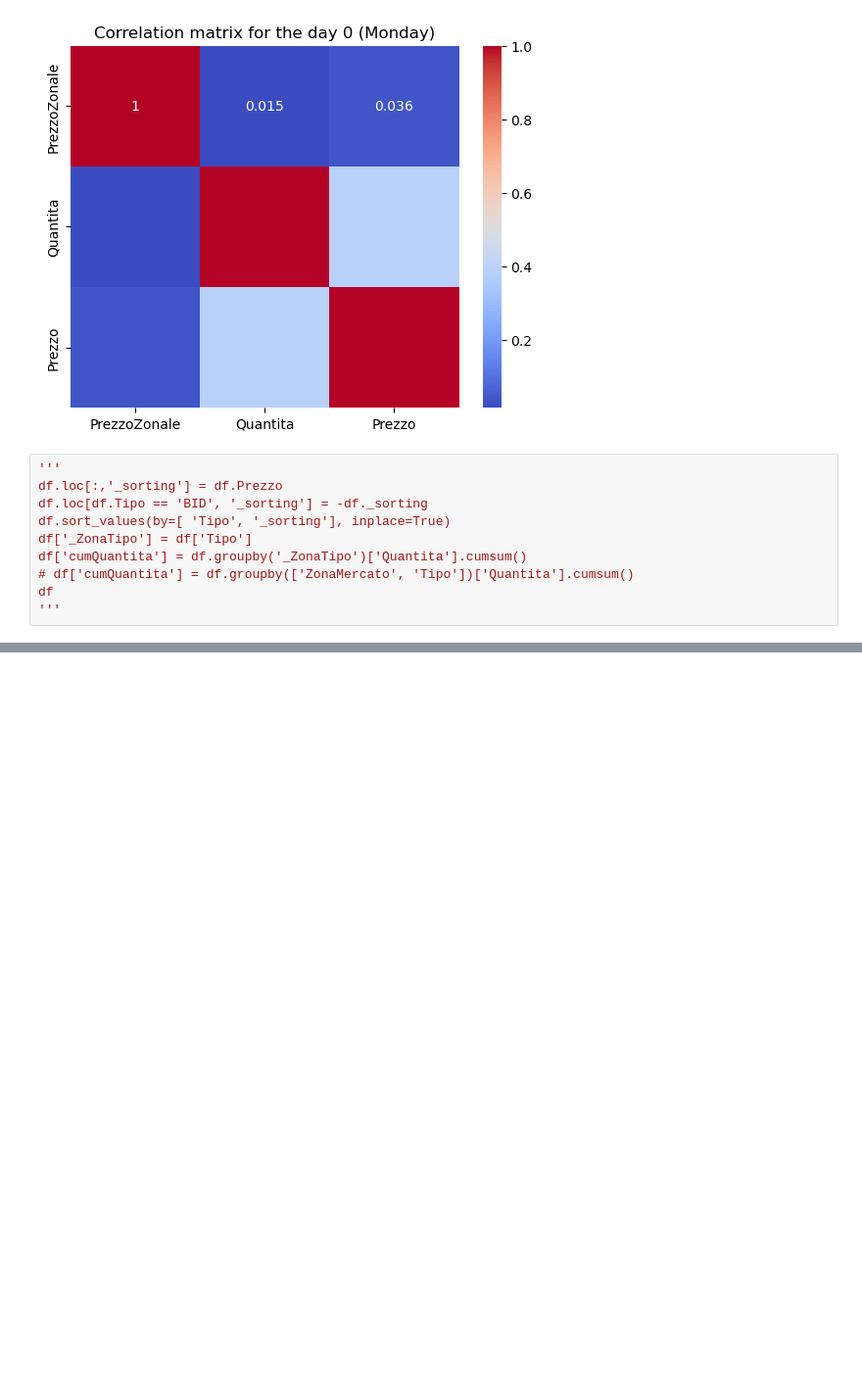
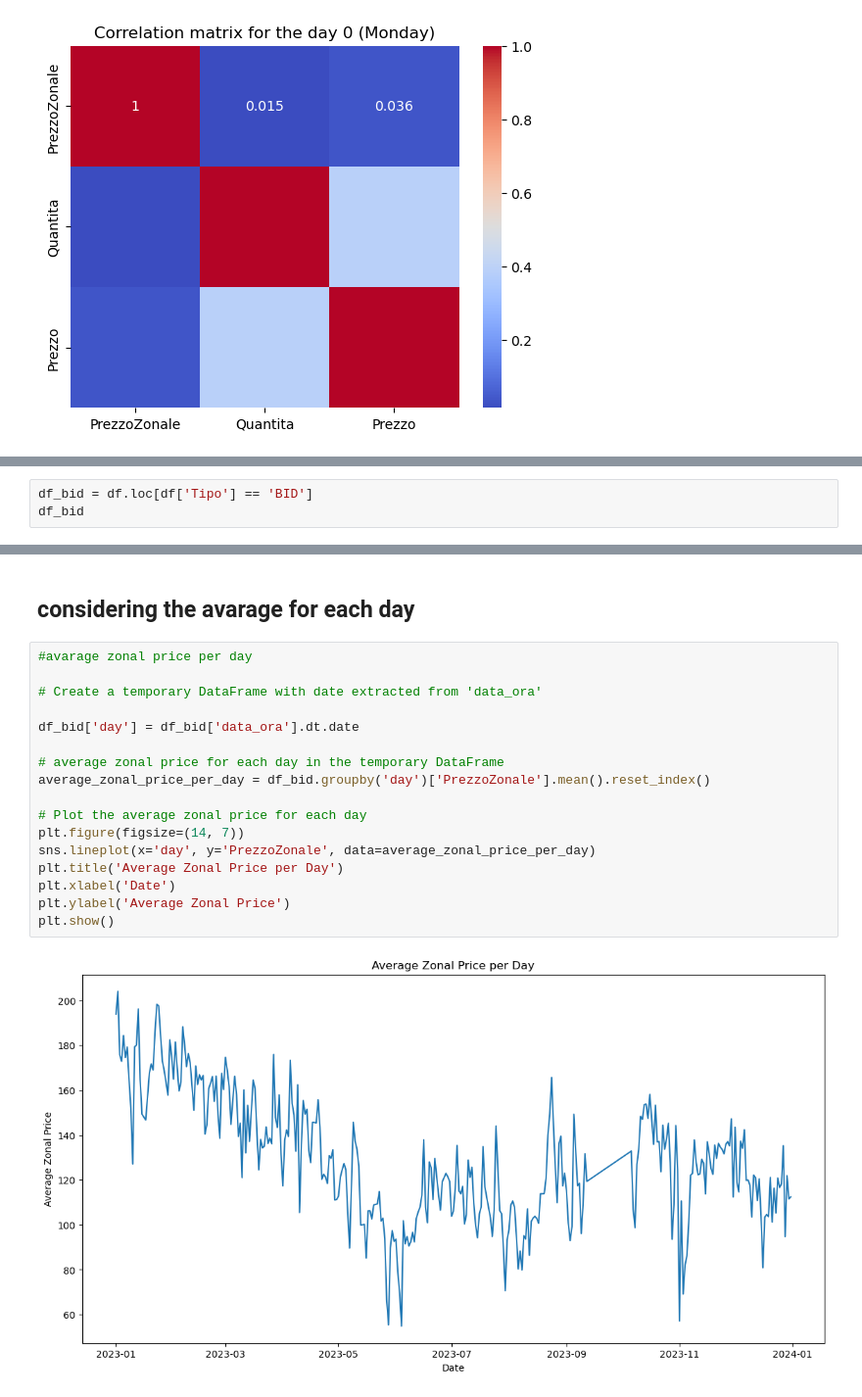
Before and after one commit to bmarci99/Applied-Statistics-Project, a Jupyter notebook: OffertaDomanda_exploration.ipynb, the cells around one changed output, grey strips where cells are left out. Shown at 98% size. Cells and saved outputs as stored; diff of their text form; blank space fills up the shorter version.

```diff
--- a/OffertaDomanda_exploration.ipynb
+++ b/OffertaDomanda_exploration.ipynb
@@ -329,13 +329,3 @@ PrezzoZonale      1.000000  0.015374  0.036175
 Quantita          0.015374  1.000000  0.385206
 Prezzo            0.036175  0.385206  1.000000
 [figure]
-# %%
-'''
-df.loc[:,'_sorting'] = df.Prezzo
-df.loc[df.Tipo == 'BID', '_sorting'] = -df._sorting
-df.sort_values(by=[ 'Tipo', '_sorting'], inplace=True)
-df['_ZonaTipo'] = df['Tipo']
-df['cumQuantita'] = df.groupby('_ZonaTipo')['Quantita'].cumsum()
-# df['cumQuantita'] = df.groupby(['ZonaMercato', 'Tipo'])['Quantita'].cumsum()
-df
-'''
@@ -359,0 +334,3 @@ fig.show()
+# %%
+df_bid = df.loc[df['Tipo'] == 'BID']
+df_bid
@@ -359,0 +358,21 @@ fig.show()
+# %% [markdown]
+## considering the avarage for each day
+# %%
+#avarage zonal price per day
+
+# Create a temporary DataFrame with date extracted from 'data_ora'
+
+df_bid['day'] = df_bid['data_ora'].dt.date
+
+# average zonal price for each day in the temporary DataFrame
+average_zonal_price_per_day = df_bid.groupby('day')['PrezzoZonale'].mean().reset_index()
+
+# Plot the average zonal price for each day
+plt.figure(figsize=(14, 7))
+sns.lineplot(x='day', y='PrezzoZonale', data=average_zonal_price_per_day)
+plt.title('Average Zonal Price per Day')
+plt.xlabel('Date')
+plt.ylabel('Average Zonal Price')
+plt.show()
+# %% [output]
+[figure, added]
```
Also changed, not shown: parts of 12 cells of this notebook, 1 other file.
